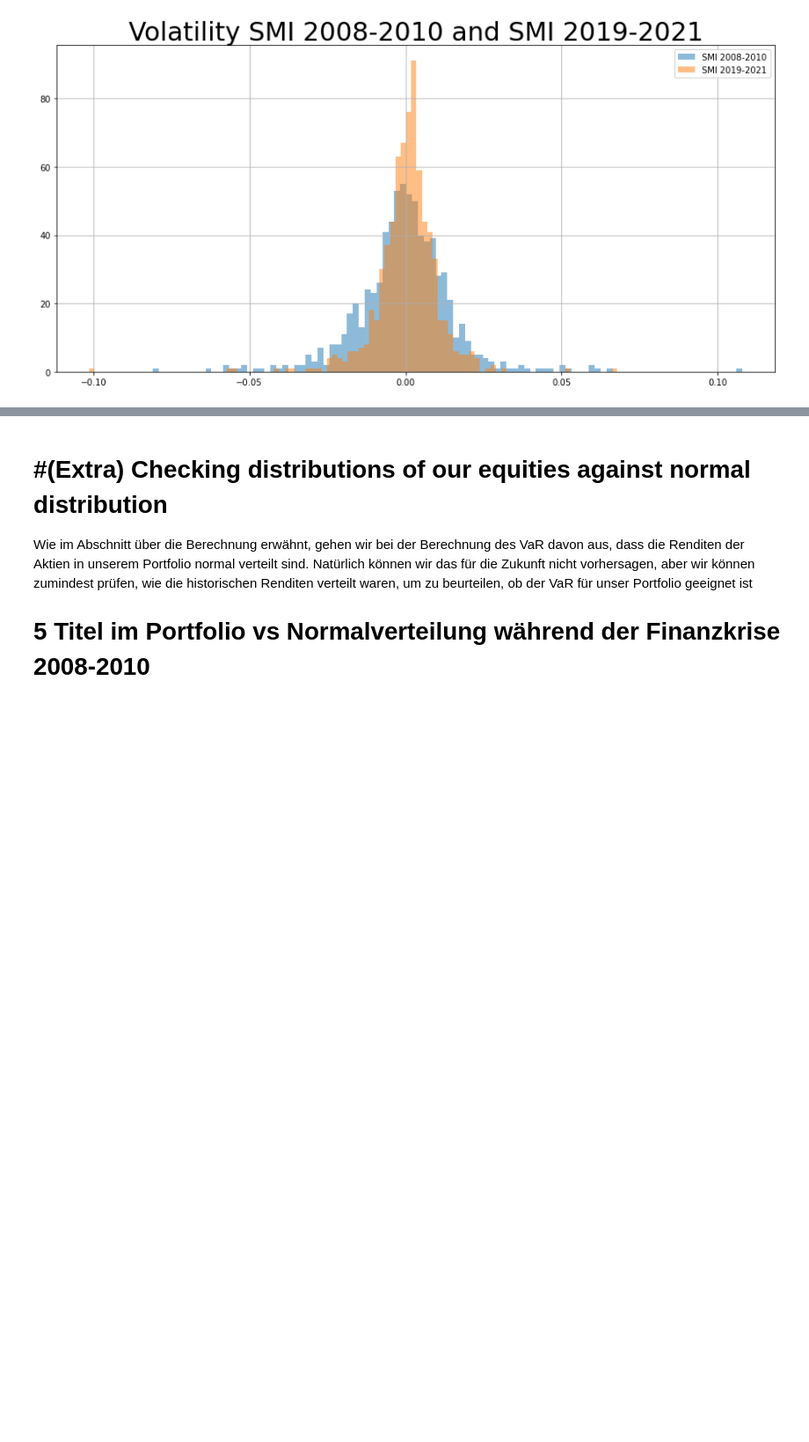
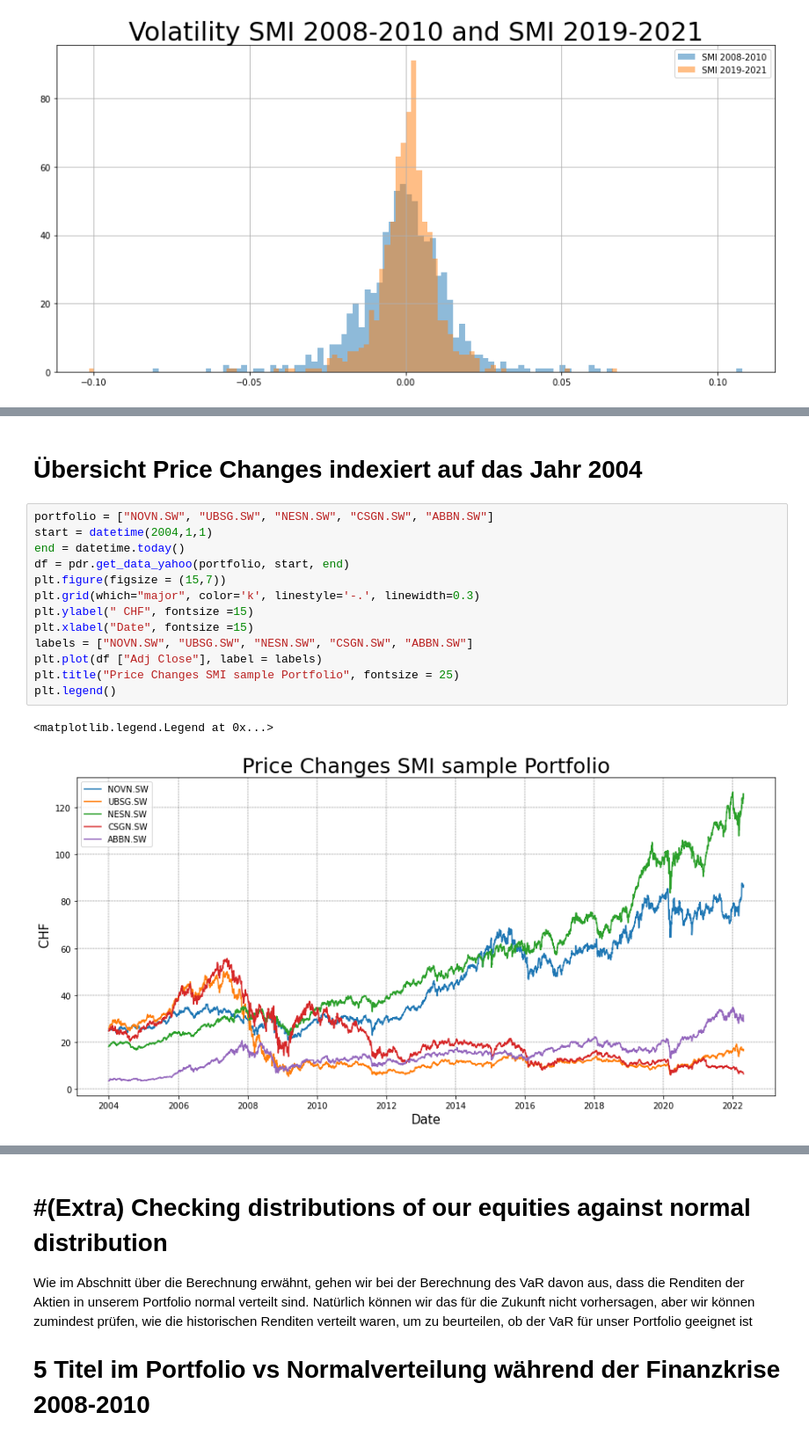
Before and after one commit to Darioschuerch/Project_MRWAM69.F2201_Marzer_Schuerch, a Jupyter notebook: Project/Project_MRWAM69.F2201_Marzer_Schuerch.ipynb, the cells around one changed output, grey strips where cells are left out. Shown at 88% size. Cells and saved outputs as stored; diff of their text form; blank space fills up the shorter version.

```diff
--- a/Project/Project_MRWAM69.F2201_Marzer_Schuerch.ipynb
+++ b/Project/Project_MRWAM69.F2201_Marzer_Schuerch.ipynb
@@ -192 +206,19 @@ Text(0.5, 1.0, 'Stockprices example SMI Portfolio')
+# %% [markdown]
+# Übersicht Price Changes indexiert auf das Jahr 2004
+# %%
+portfolio = ["NOVN.SW", "UBSG.SW", "NESN.SW", "CSGN.SW", "ABBN.SW"]
+start = datetime(2004,1,1)
+end = datetime.today()
+df = pdr.get_data_yahoo(portfolio, start, end)
+plt.figure(figsize = (15,7))
+plt.grid(which="major", color='k', linestyle='-.', linewidth=0.3)
+plt.ylabel(" CHF", fontsize =15)
+plt.xlabel("Date", fontsize =15)
+labels = ["NOVN.SW", "UBSG.SW", "NESN.SW", "CSGN.SW", "ABBN.SW"]
+plt.plot(df ["Adj Close"], label = labels)
+plt.title("Price Changes SMI sample Portfolio", fontsize = 25)
+plt.legend()
+# %% [output]
+<matplotlib.legend.Legend at 0x...>
+[figure, added]
 # %% [markdown]
```
Also changed, not shown: parts of 48 cells of this notebook, 4 other files.
